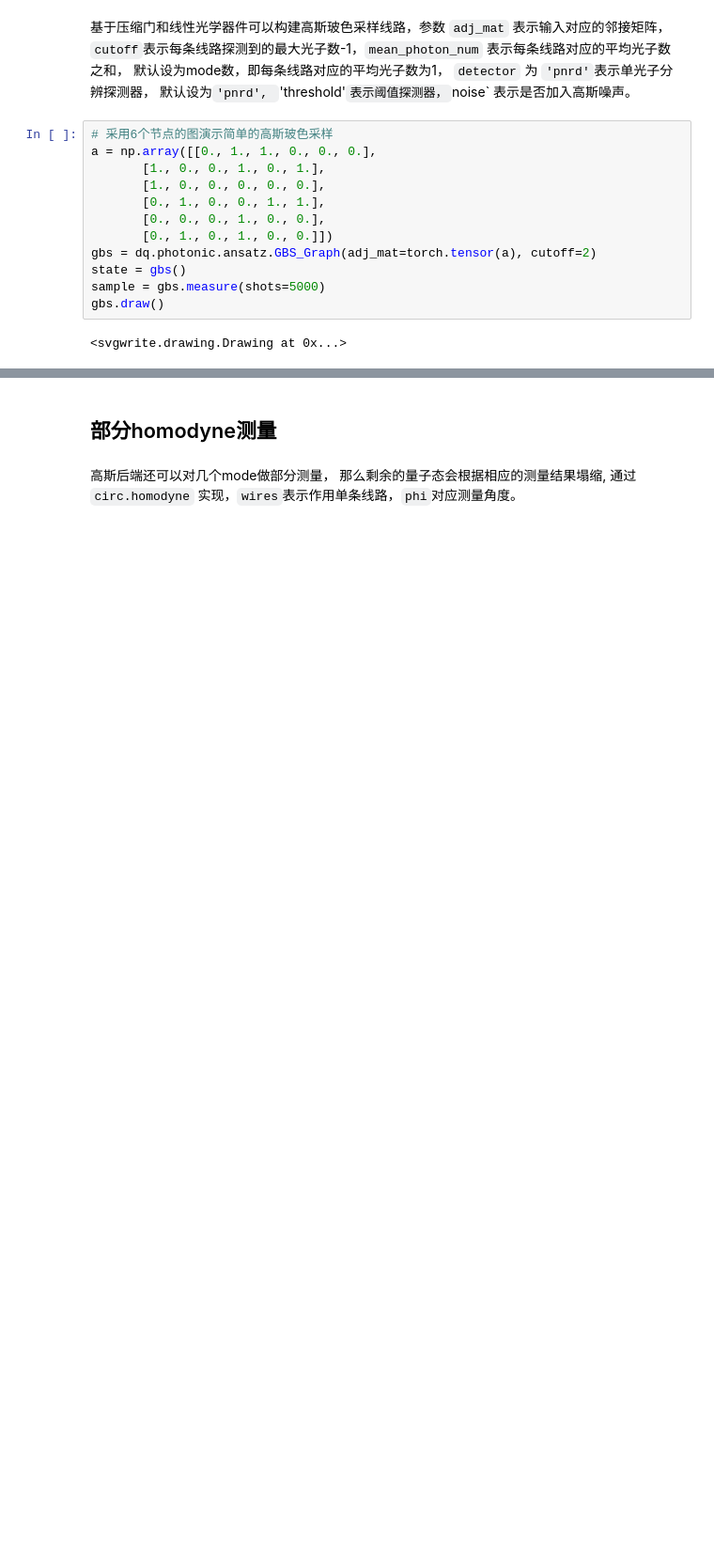
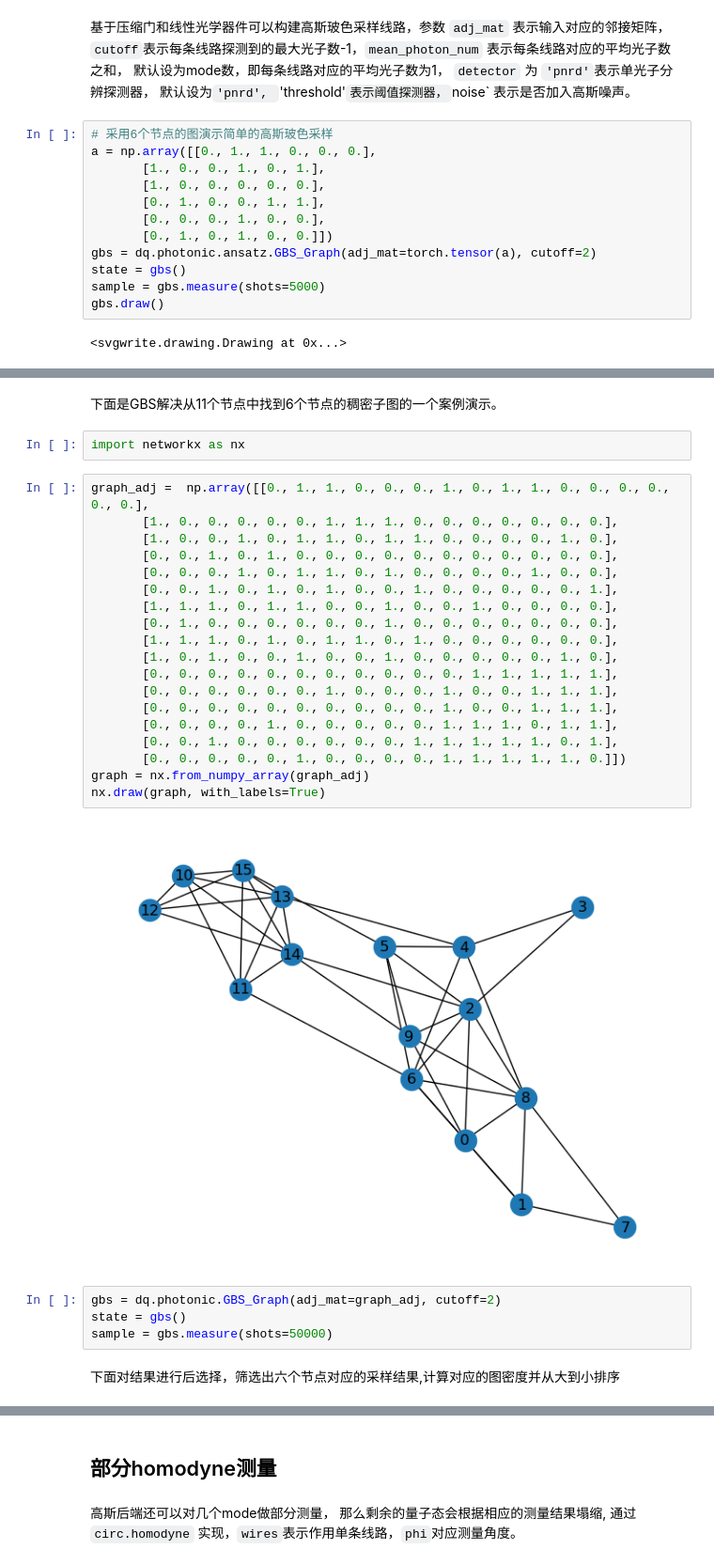
Before and after one commit to TuringQ/deepquantum, a Jupyter notebook: docs/photonic_basics.ipynb, the cells around one changed output, grey strips where cells are left out. Shown at 94% size. Cells and saved outputs as stored; diff of their text form; blank space fills up the shorter version.

Commit message:
update photonic_basics #22

```diff
--- a/docs/photonic_basics.ipynb
+++ b/docs/photonic_basics.ipynb
@@ -687,0 +1068,31 @@ sample
+# %% [markdown]
+下面是GBS解决从11个节点中找到6个节点的稠密子图的一个案例演示。
+# %%
+import networkx as nx
+# %%
+graph_adj =  np.array([[0., 1., 1., 0., 0., 0., 1., 0., 1., 1., 0., 0., 0., 0., 0., 0.],
+       [1., 0., 0., 0., 0., 0., 1., 1., 1., 0., 0., 0., 0., 0., 0., 0.],
+       [1., 0., 0., 1., 0., 1., 1., 0., 1., 1., 0., 0., 0., 0., 1., 0.],
+       [0., 0., 1., 0., 1., 0., 0., 0., 0., 0., 0., 0., 0., 0., 0., 0.],
+       [0., 0., 0., 1., 0., 1., 1., 0., 1., 0., 0., 0., 0., 1., 0., 0.],
+       [0., 0., 1., 0., 1., 0., 1., 0., 0., 1., 0., 0., 0., 0., 0., 1.],
+       [1., 1., 1., 0., 1., 1., 0., 0., 1., 0., 0., 1., 0., 0., 0., 0.],
+       [0., 1., 0., 0., 0., 0., 0., 0., 1., 0., 0., 0., 0., 0., 0., 0.],
+       [1., 1., 1., 0., 1., 0., 1., 1., 0., 1., 0., 0., 0., 0., 0., 0.],
+       [1., 0., 1., 0., 0., 1., 0., 0., 1., 0., 0., 0., 0., 0., 1., 0.],
+       [0., 0., 0., 0., 0., 0., 0., 0., 0., 0., 0., 1., 1., 1., 1., 1.],
+       [0., 0., 0., 0., 0., 0., 1., 0., 0., 0., 1., 0., 0., 1., 1., 1.],
+       [0., 0., 0., 0., 0., 0., 0., 0., 0., 0., 1., 0., 0., 1., 1., 1.],
+       [0., 0., 0., 0., 1., 0., 0., 0., 0., 0., 1., 1., 1., 0., 1., 1.],
+       [0., 0., 1., 0., 0., 0., 0., 0., 0., 1., 1., 1., 1., 1., 0., 1.],
+       [0., 0., 0., 0., 0., 1., 0., 0., 0., 0., 1., 1., 1., 1., 1., 0.]])
+graph = nx.from_numpy_array(graph_adj)
+nx.draw(graph, with_labels=True)
+# %% [output]
+[figure, added]
+# %%
+gbs = dq.photonic.GBS_Graph(adj_mat=graph_adj, cutoff=2)
+state = gbs()
+sample = gbs.measure(shots=50000)
+# %% [markdown]
+下面对结果进行后选择，筛选出六个节点对应的采样结果,计算对应的图密度并从大到小排序
```
Also changed, not shown: parts of 86 cells of this notebook.
